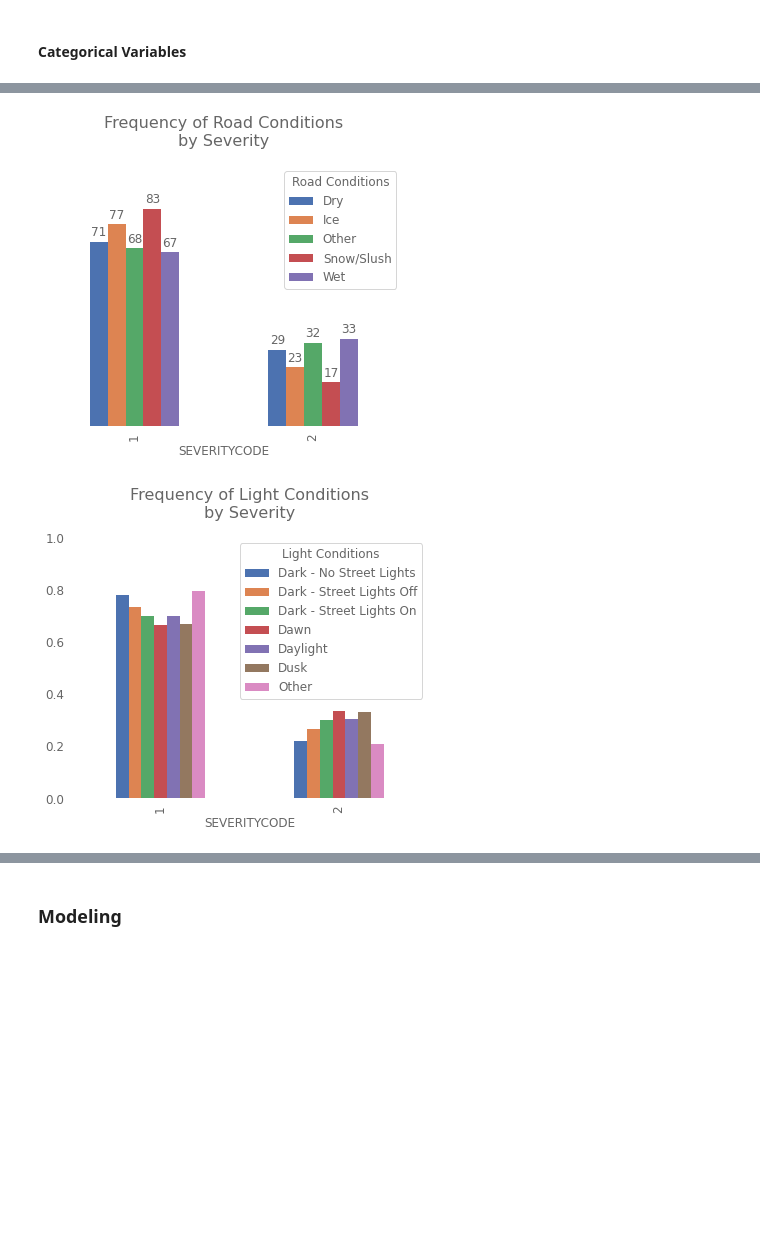
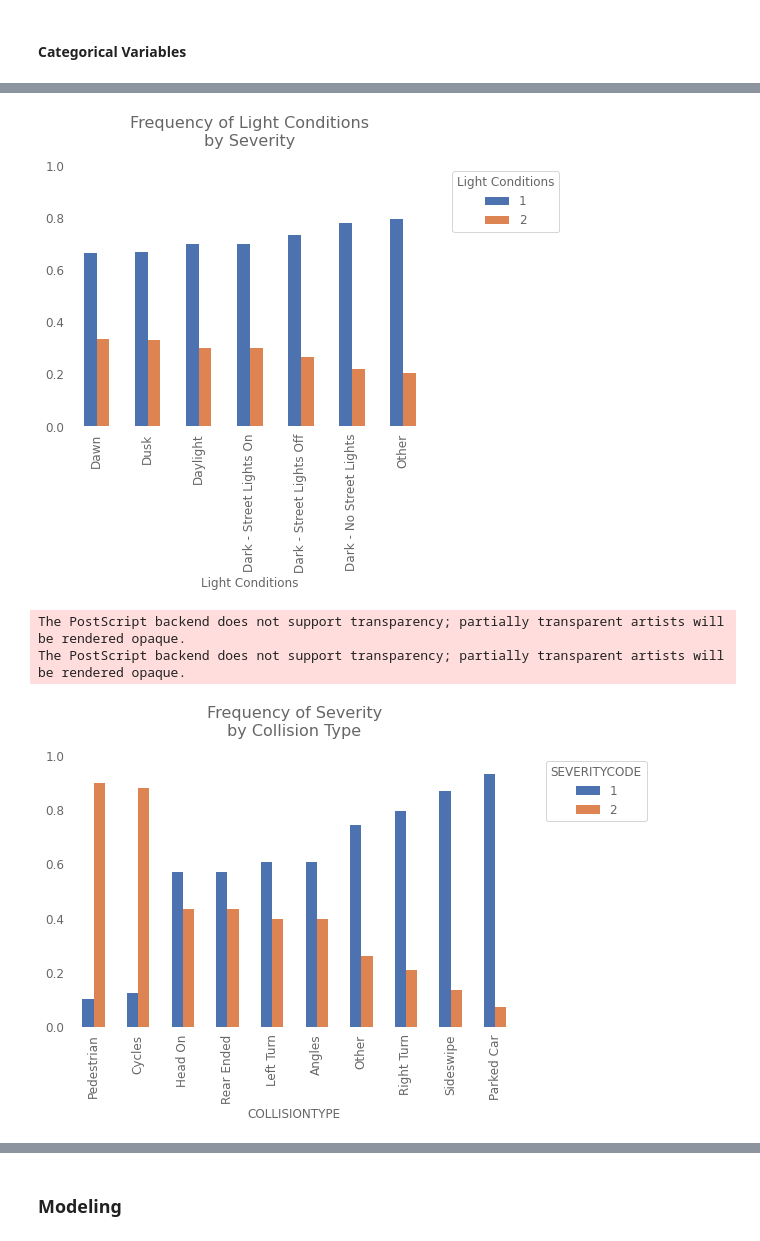
Before and after one commit to kakig/Coursera_Capstone, a Jupyter notebook: capstone.ipynb, the cells around one changed output, grey strips where cells are left out. Cells and saved outputs as stored; diff of their text form; code cells hidden in the pictures; blank space fills up the shorter version.

```diff
--- a/capstone.ipynb
+++ b/capstone.ipynb
@@ -629,17 +683,23 @@ plt.show()
 # %%
-ax = pd.crosstab(y, df_clean['ROADCOND'].rename('Road Conditions'), normalize='columns').plot.bar()
-bars = ax.patches
-autolabel(bars)
-plt.title('Frequency of Road Conditions\nby Severity')
-plt.yticks([])
+ax = pd.crosstab(df_clean['LIGHTCOND'].rename('Light Conditions'), y, normalize='index').sort_values(2, ascending=False).plot.bar()
+#autolabel(ax.patches)
+#plt.yticks([])
+plt.legend(title='Light Conditions', bbox_to_anchor=(1.05, 1), loc='upper left')
+plt.title('Frequency of Light Conditions\nby Severity')
 plt.ylim(0, 1)
 plt.show()
 # %% [output]
-[figure, old version]
+[figure, new version]
-# %%
-ax = pd.crosstab(y, df_clean['LIGHTCOND'].rename('Light Conditions'), normalize='columns').plot.bar()
-plt.title('Frequency of Light Conditions\nby Severity')
-plt.ylim(0, 1)
-plt.show()
-# %% [output]
-[figure, removed]
+# %%
+ax = pd.crosstab(df_clean['COLLISIONTYPE'], y, normalize='index').sort_values(2, ascending=False).plot.bar(figsize=(8, 5))
+#autolabel(ax.patches)
+#plt.yticks([])
+plt.legend(title='SEVERITYCODE', bbox_to_anchor=(1.05, 1), loc='upper left')
+plt.title('Frequency of Severity\nby Collision Type')
+plt.ylim(0, 1)
+plt.savefig('./report/figures/plot_collisiontype.eps', bbox_inches='tight', dpi=300)
+plt.show()
+# %% [output]
+The PostScript backend does not support transparency; partially transparent artists will be rendered opaque.
+The PostScript backend does not support transparency; partially transparent artists will be rendered opaque.
+[figure, added]
```
Also changed, not shown: parts of 59 cells of this notebook, 26 other files.
